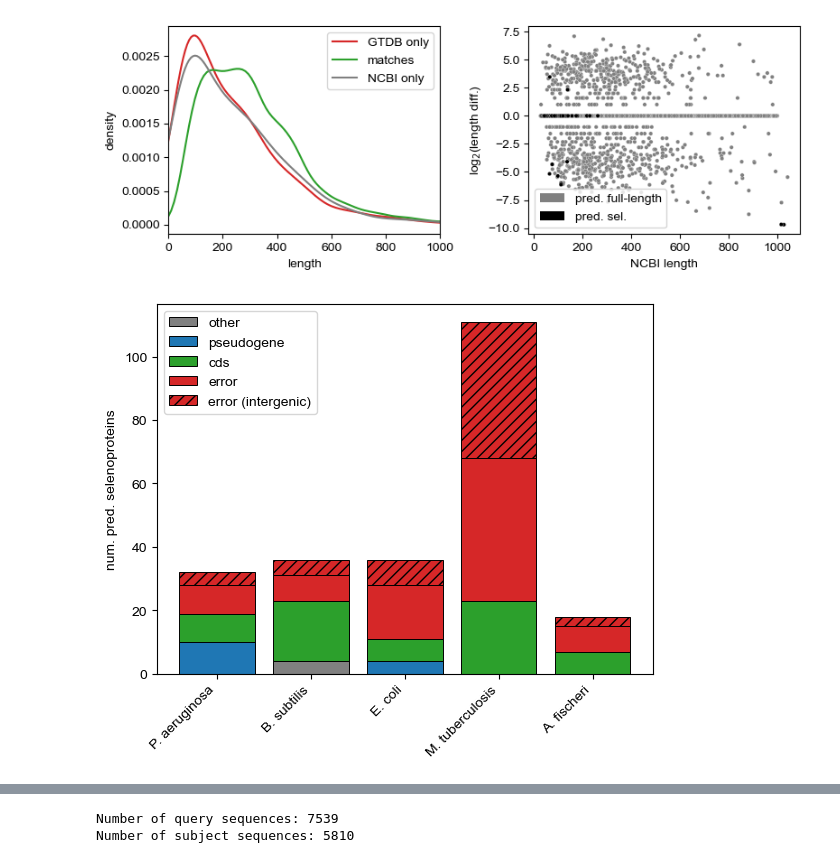
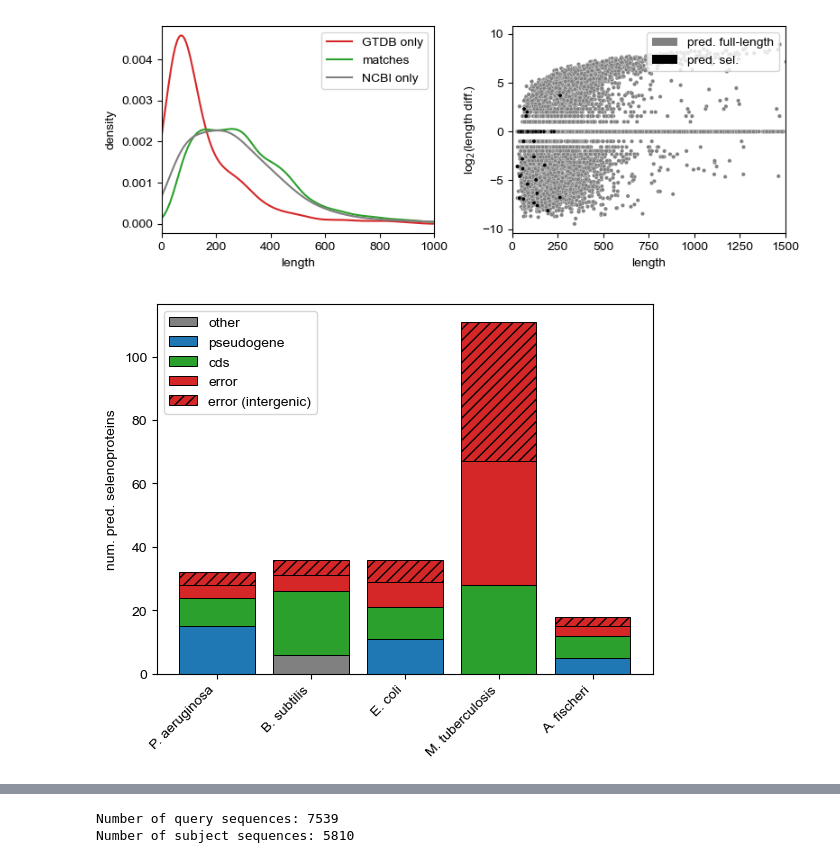
Before and after one commit to pipparichter/selenobot, a Jupyter notebook: notebooks/model-orgs-2c.ipynb, the cells around one changed output, grey strips where cells are left out. Saved outputs shown, nothing was run; the diff lists cells and outputs as text; code cells hidden in the pictures.

```diff
--- a/notebooks/model-orgs-2c.ipynb
+++ b/notebooks/model-orgs-2c.ipynb
@@ -97,5 +115,5 @@ Mycobacterium tuberculosis
 # %%
-def load_organisms_df(labels:list=None, remove_partial:bool=True, max_seq_length:int=None):
+def load_organisms_df(labels:list=None, remove_partial:bool=True, max_seq_length:int=None, organisms:list=organisms):
     '''Load in data for all organisms, including the model predictions.'''
 
     df = pd.concat([organism.to_df() for organism in organisms])
@@ -106,12 +124,20 @@ def load_organisms_df(labels:list=None, remove_partial:bool=True, max_seq_length
     df = df[df.partial == '00'] if remove_partial else df # Really only care about the model's behavior on the complete genes.
     df = df[df.seq.apply(len) < max_seq_length] if (max_seq_length is not None) else df
 
-    pred_df = pd.concat([pd.read_csv(f'../data/results/gtdb_{organism.code_name}.predict.csv', index_col=0) for organism in organisms])
+    pred_df = pd.concat([pd.read_csv(f'../data/results/gtdb_{str(organism)}.predict.csv', index_col=0) for organism in organisms])
     pred_df = pred_df[[col for col in pred_df.columns if ('prediction' in col)]]
 
     df = df.merge(pred_df, left_index=True, right_index=True, how='left')
 
     return apply_gtdb_dtypes(df)
+
+
+def load_organisms_embs(feature_type:str, **kwargs):
+
+    embs_df = []
+    for organism in organisms:
+        dataset = Dataset.from_hdf(f'../data/model_organisms/gtdb_{str(organism)}.h5', key=feature_type, **kwargs)
+        embs_df.append(dataset.
 # %%
 org_df = load_organisms_df()
 # %%
@@ -165,43 +191,43 @@ plt.show()
 # %%
 fig, axes = plt.subplots(ncols=2, figsize=(8, 3))
 
 ax = axes[0]
 
 gtdb_df = load_organisms_df(labels=['error', 'error (intergenic)', 'pseudogene', 'other'])
-shared_df = pd.concat([organism.to_df(label='cds') for organism in organisms])
-ncbi_df = pd.concat([FASTAFile(organism.ncbi_proteins_path).to_df() for organism in organisms])
-ncbi_df = ncbi_df[~ncbi_df.index.isin(shared_df.protein_id)]
+both_df = load_organisms_df(labels=['cds'])
+ref_df = pd.concat([organism.ref_df[organism.ref_df.feature == 'CDS'] for organism in organisms])
+ref_df = ref_df[~ref_df.protein_id.isin(both_df.ref_protein_id)]
+ref_df = ref_df[~ref_df.protein_id.isin(both_df.ref_protein_id)]
 
 gtdb_df.seq.apply(len).plot.kde(ax=ax, color='tab:red')
-shared_df.ref_seq.apply(len).plot.kde(ax=ax, color='tab:green')
-ncbi_df.seq.apply(len).plot.kde(ax=ax, color='tab:gray')
+both_df.seq.apply(len).plot.kde(ax=ax, color='tab:green')
+ref_df.seq.apply(len).plot.kde(ax=ax, color='tab:gray')
 ax.set_xlim(0, 1000)
 ax.set_ylabel('density')
 ax.set_xlabel('length')
 ax.legend(['GTDB only', 'matches', 'NCBI only'])
 
 ax = axes[1]
 
-shared_df = shared_df.merge(pred_df, left_index=True, right_index=True, how='inner')
-shared_df = shared_df.sort_values('binary_model_plm_esm_gap_prediction')
+both_df = both_df.sort_values(pred_col)
 
-# diffs = np.sign(shared_df.length_diff) * np.log(np.abs(shared_df.length_diff // 3) + 1)
-# diffs = shared_df.length_diff // 3
-# shared_df = shared_df[shared_df.length_diff != 0]
-diffs = [0 if (d == 0) else np.sign(d) * np.log2(abs(d)) for d in shared_df.length_diff // 3]
-lengths = np.log10(shared_df.ref_seq.apply(len))
-lengths = shared_df.ref_seq.apply(len)
+# diffs = np.sign(both_df.length_diff) * np.log(np.abs(both_df.length_diff // 3) + 1)
+# diffs = both_df.length_diff // 3
+# both_df = both_df[both_df.length_diff != 0]
+diffs = [0 if (d == 0) else np.sign(d) * np.log2(abs(d)) for d in (both_df.seq.apply(len) - both_df.ref_seq.apply(len)) // 3]
+lengths = np.log10(both_df.ref_seq.apply(len))
+lengths = both_df.seq.apply(len)
 
-ax.scatter(lengths, diffs, c=shared_df.binary_model_plm_esm_gap_prediction.replace({1:'black', 0:'gray'}), lw=0.2, s=10, edgecolors='white')
+ax.scatter(lengths, diffs, c=both_df[pred_col].replace({1:'black', 0:'gray'}), lw=0.2, s=10, edgecolors='white')
 ax.set_ylabel('log$_{2}$(length diff.)')
-ax.set_xlabel('NCBI length')
-ax.legend(handles=[Patch(facecolor='gray'), Patch(facecolor='black')], labels=['pred. full-length', 'pred. sel.'])
-# ax.set_ylim(-1500, 500)
+ax.set_xlabel('length')
+ax.legend(handles=[Patch(facecolor='gray'), Patch(facecolor='black')], labels=['pred. full-length', 'pred. sel.'], loc='upper right')
+ax.set_xlim(0, 1500)
 
 plt.tight_layout()
 plt.show()
 # %% [output]
-[figure, old version]
+[figure, new version]
 # %%
 fig, ax = plt.subplots()
 
@@ -215,13 +241,13 @@ for label in ['other', 'pseudogene', 'cds', 'error', 'error (intergenic)']:
     ax.bar(np.arange(len(organisms)), heights, bottom=bottom, color=color_map[label], edgecolor='black', linewidth=0.7, hatch='///' if (label == 'error (intergenic)') else None)
     bottom += heights
 
-ax.set_xticks(np.arange(len(organisms)), labels=[f'{organism.species.split()[0][0]}. {organism.species.split()[-1]}' for organism in organisms], rotation=45, ha='right')
+ax.set_xticks(np.arange(len(organisms)), labels=[repr(organism) for organism in organisms], rotation=45, ha='right')
 ax.legend(['other', 'pseudogene', 'cds', 'error', 'error (intergenic)'])
 # ax.set_yscale('log')
 ax.set_ylabel('num. pred. selenoproteins')
 plt.show()
 # %% [output]
-[figure, old version]
+[figure, new version]
 # %%
 fig, axes = plt.subplots(nrows=4, figsize=(7, 8), sharex=True)
 
```
Also changed, not shown: parts of 11 cells of this notebook, 5 other files.
